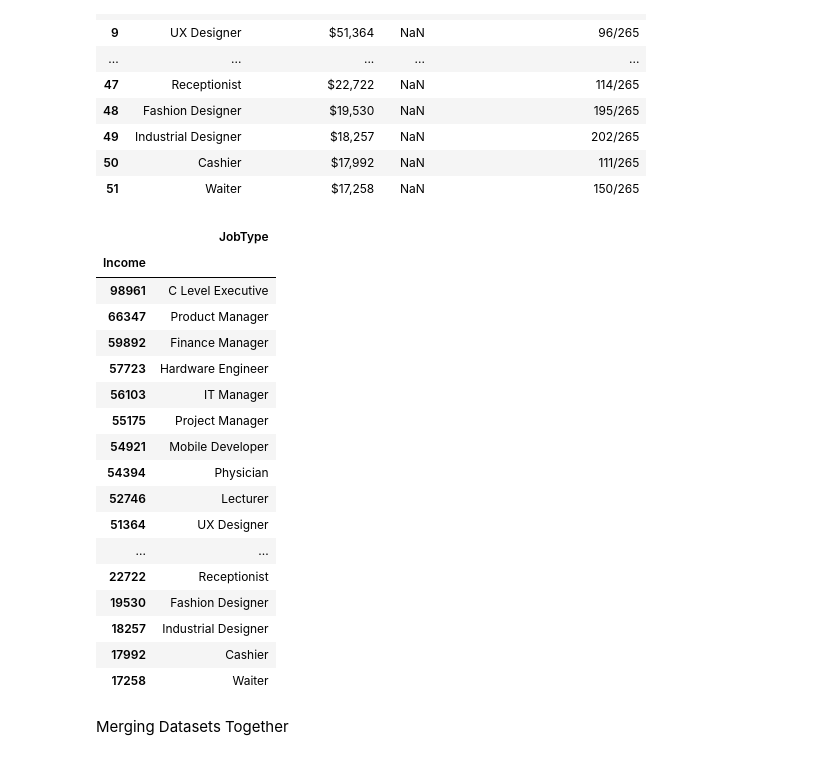
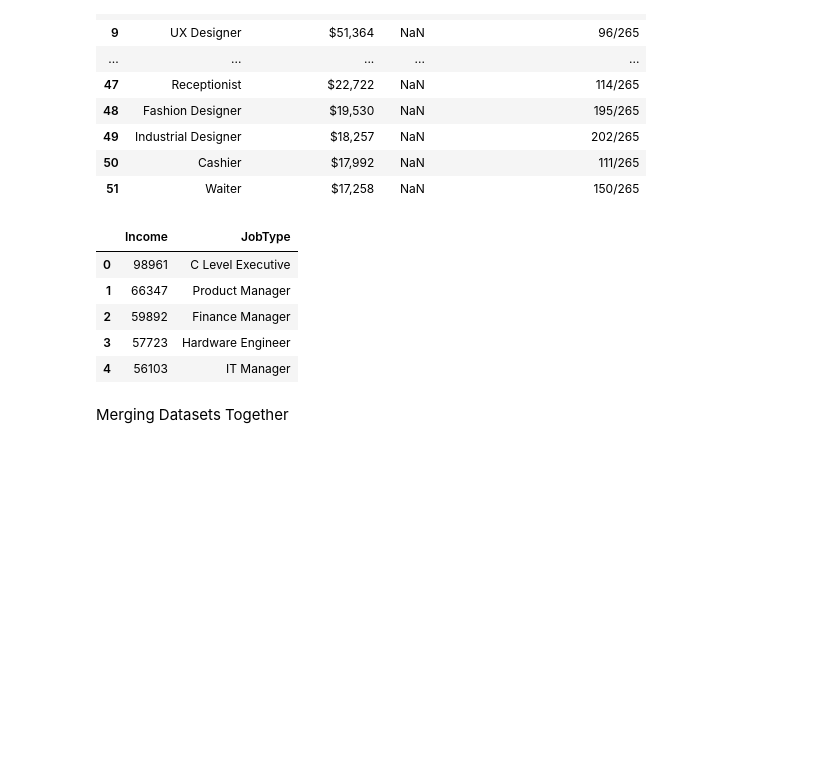
Before and after one commit to Cathy395/UCDPA_CaitrionaLambert, a Jupyter notebook: UCDPA_CaitrionaLambert.ipynb, the cells around one changed output. Cells and saved outputs as stored; diff of their text form; code cells hidden in the pictures; blank space fills up the shorter version.

Commit message:
Update UCDPA_CaitrionaLambert.ipynb
Completed project

```diff
--- a/UCDPA_CaitrionaLambert.ipynb
+++ b/UCDPA_CaitrionaLambert.ipynb
@@ -66,50 +66,39 @@ pd.read_html(str(table))[0]
 # %%
 #Creating Dictionary of relevant data from web scraped table to merge with Marketing_analytics DataFrame
 
 dict_of_table = {
     "Income": [98961, 66347, 59892, 57723, 56103, 55175, 54921, 54394, 52746, 51364,
                50169, 50111, 49851, 49787, 48299, 47511, 47285, 44933, 44777, 44287,
                43541, 42968, 42854, 42518, 41365, 41180, 40243, 39971, 39332, 39026,
                37773, 37771, 37493, 36587, 36560, 36069, 35056, 33710, 33446, 32916,
                32317, 31523, 30354, 29904, 28538, 28425, 27422, 22722, 19530, 18257,
                17992, 17258],
 
     "JobType": ["C Level Executive", "Product Manager", "Finance Manager", "Hardware Engineer", "IT Manager",
                  "Project Manager", "Mobile Developer",
                  "Physician", "Lecturer", "UX Designer", "Sales Manager", "Dentist", "Data Scientist", "Marketing Manager",
                  "Account Manager", "Research Scientist", "Business Development", "Pharmacist", "Software Engineer",
                  "Accountant", "Business Analyst", "Chemical Engineer", "HR Manager", "Operations Manager",
                  "QA Engineer", "Financial Analyst", "Systems Administrator", "Mechanical Engineer", "Electrical Engineer",
                  "Data Analyst", "Copywriter", "Web Developer", "Civil Engineer", "Architect", "Executive Assistant", "Nurse",
                  "Web Designer", "Postdoctoral Researcher", "Content Marketing", "Attorney", "Graphic Designer", "Customer Support",
                  "Office Manager", "Teacher", "Chef", "Interior Designer", "Administrative Assistant", "Receptionist", "Fashion Designer",
                  "Industrial Designer", "Cashier", "Waiter"],
 
 
 }
 
 jobs = pd.DataFrame (dict_of_table) #Turning dictionary into a DataFrame
 
 jobs.set_index("Income") #Setting 'Income' column as index
+jobs.head()
 # %% [output]
-|  | JobType |
-| Income |  |
-| 98961 | C Level Executive |
-| 66347 | Product Manager |
-| 59892 | Finance Manager |
-| 57723 | Hardware Engineer |
-| 56103 | IT Manager |
-| 55175 | Project Manager |
-| 54921 | Mobile Developer |
-| 54394 | Physician |
-| 52746 | Lecturer |
-| 51364 | UX Designer |
-| ... | ... |
-| 22722 | Receptionist |
-| 19530 | Fashion Designer |
-| 18257 | Industrial Designer |
-| 17992 | Cashier |
-| 17258 | Waiter |
+|  | Income | JobType |
+| 0 | 98961 | C Level Executive |
+| 1 | 66347 | Product Manager |
+| 2 | 59892 | Finance Manager |
+| 3 | 57723 | Hardware Engineer |
+| 4 | 56103 | IT Manager |
 # %% [markdown]
 Merging Datasets Together
 # %%
```
Also changed, not shown: parts of 4 cells of this notebook.
